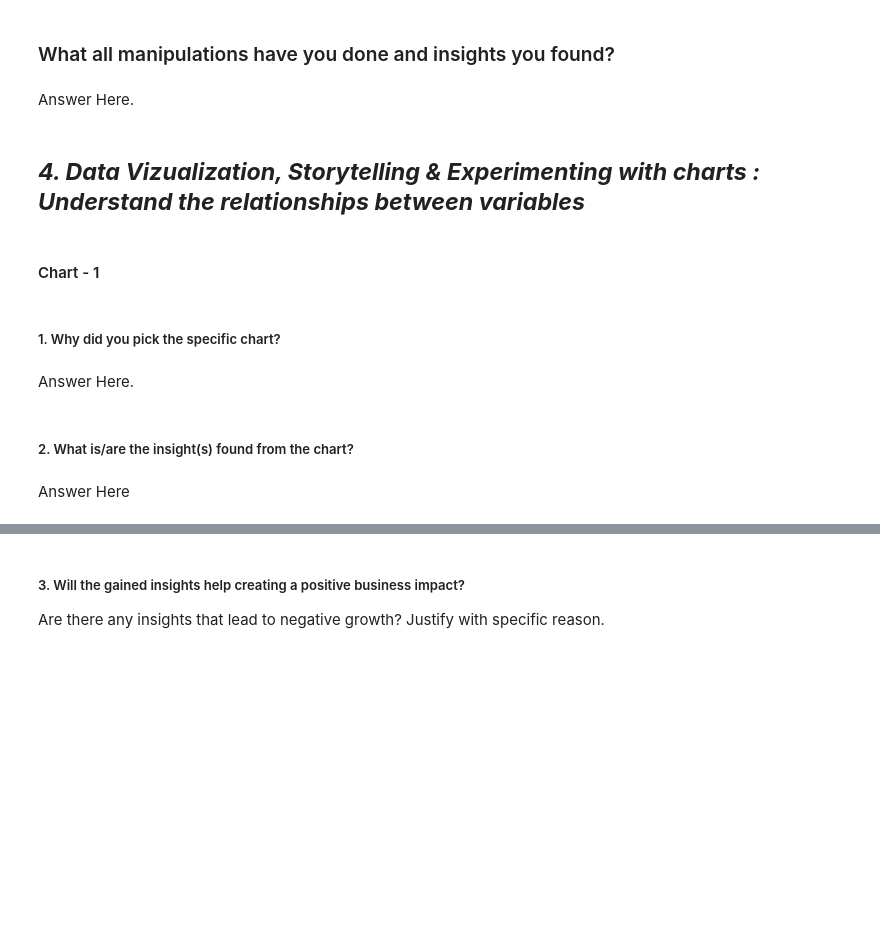
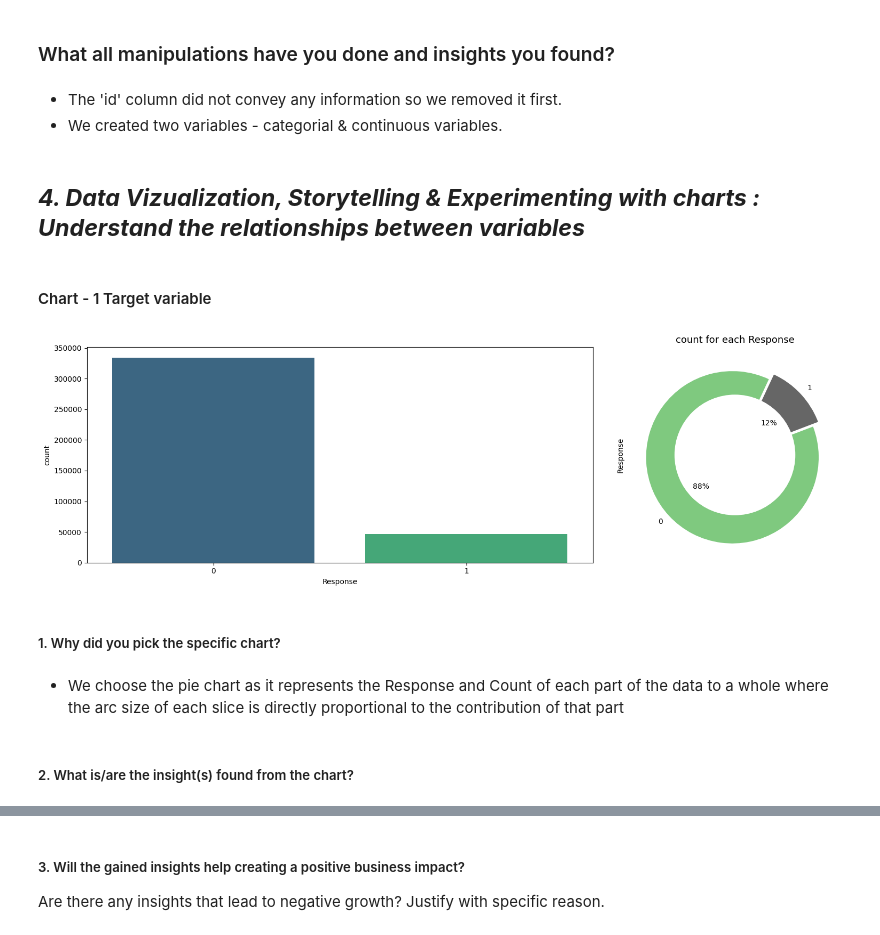
Before and after one commit to Kalpesh-Nandedkar/HEALTH-INSURANCE-CROSS-SELL-PREDICTION, a Jupyter notebook: HEALTH_INSURANCE_CROSS_SELL_PREDICTION.ipynb, the cells around one changed output, grey strips where cells are left out. Saved outputs shown, nothing was run; the diff lists cells and outputs as text; code cells hidden in the pictures; blank space fills up the shorter version.

```diff
--- a/HEALTH_INSURANCE_CROSS_SELL_PREDICTION.ipynb
+++ b/HEALTH_INSURANCE_CROSS_SELL_PREDICTION.ipynb
@@ -245,8 +349,9 @@ Answer Here
 # %% [markdown]
 ### What all manipulations have you done and insights you found?
-# %% [markdown]
-Answer Here.
+# %% [markdown]
+* The 'id' column did not convey any information so we removed it first.
+* We created two variables - categorial & continuous variables.
 # %% [markdown]
 ## ***4. Data Vizualization, Storytelling & Experimenting with charts : Understand the relationships between variables***
 # %% [markdown]
-#### Chart - 1
+#### Chart - 1 Target variable
@@ -255,8 +358,29 @@ Answer Here.
+# %%
+# Chart - 1 visualization code
+
+# setting the dimension for plots
+fig, axes = plt.subplots(ncols=2,figsize=(18,5))
+
+# creating count plot for season
+sns.countplot(x = df['Response'],palette = 'viridis', data= df ,ax = axes[0])
+# Title for count plot
+plt.title('count for each Response', fontsize=13)
+
+# Plotting Pie plot to check the Response distribution percent wise
+df['Response'].value_counts().plot.pie( subplots=True, pctdistance=0.5,autopct='%0.0f%%', explode = [0.04,0.04],startangle = 65, cmap = 'Accent', ax = axes[1],figsize=(15,7))
+
+# drawing circle
+centre_circle = plt.Circle((0,0),0.70,fc='white')
+fig = plt.gcf()
+fig.gca().add_artist(centre_circle)
+fig.tight_layout()
+plt.tight_layout()
+plt.show()
+# %% [output]
+[figure, added]
 # %% [markdown]
 ##### 1. Why did you pick the specific chart?
-# %% [markdown]
-Answer Here.
+# %% [markdown]
+* We choose the pie chart as it represents the Response and Count of each part of the data to a whole where the arc size of each slice is directly proportional to the contribution of that part
 # %% [markdown]
 ##### 2. What is/are the insight(s) found from the chart?
-# %% [markdown]
-Answer Here
```
Also changed, not shown: parts of 22 cells of this notebook.
